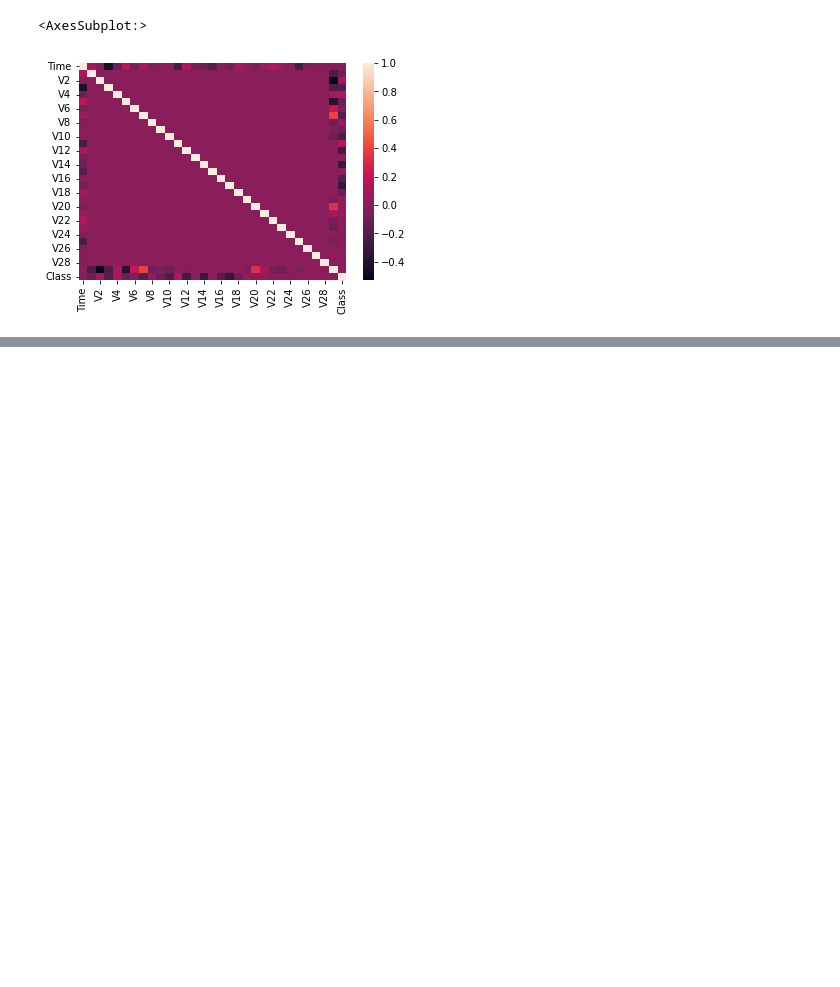
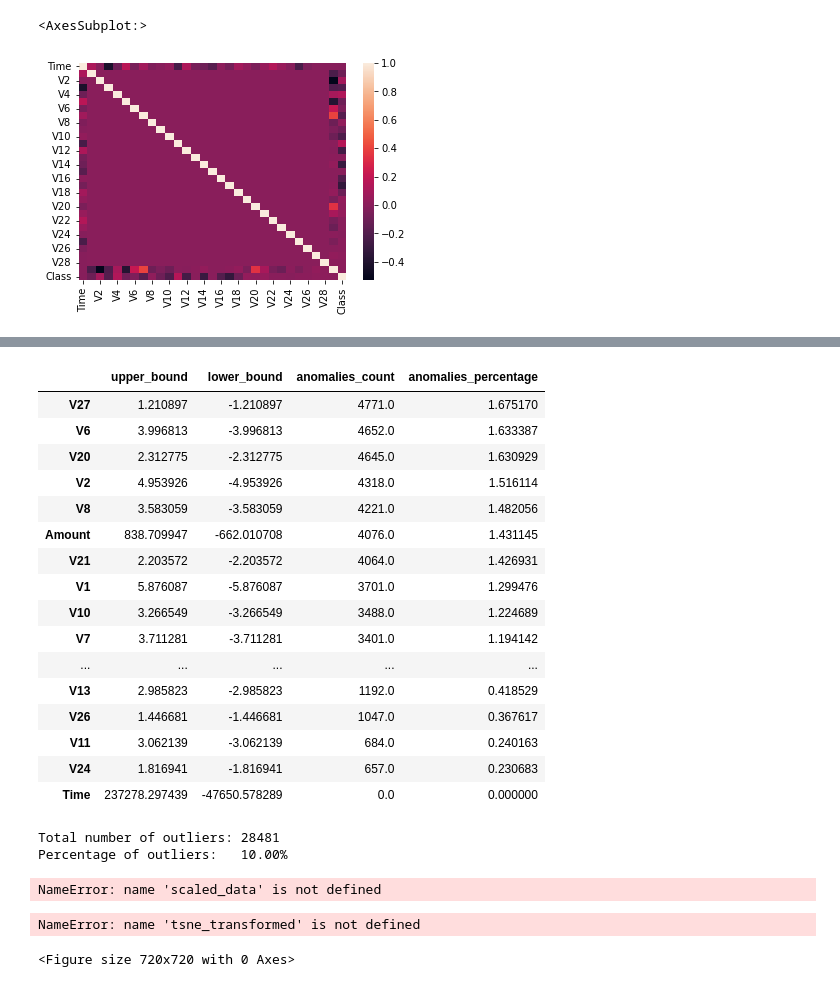
Before and after one commit to grannycola/my_projects, a Jupyter notebook: hw-8/main.ipynb, the cells around one changed output, grey strips where cells are left out. Saved outputs shown, nothing was run; the diff lists cells and outputs as text; code cells hidden in the pictures; blank space fills up the shorter version.

```diff
--- a/hw-8/main.ipynb
+++ b/hw-8/main.ipynb
@@ -28,0 +42,33 @@ sns.scatterplot(dim_reduced_data[:, 0], dim_reduced_data[:, 1], c=labels)
+# %%
+def outlier_std(data, col, threshold=3):
+    mean = data[col].mean()
+    std = data[col].std()
+    up_bound = mean + threshold * std
+    low_bound = mean - threshold * std
+    anomalies = pd.concat([data[col]>up_bound, data[col]<low_bound], axis=1).any(1)
+    return anomalies, up_bound, low_bound
+# %%
+def get_column_outliers(data, columns=None, function=outlier_std, threshold=3):
+    if columns:
+        columns_to_check = columns
+    else:
+        columns_to_check = data.columns
+
+    outliers = pd.Series(data=[False]*len(data), index=data_features.index, name='is_outlier')
+    comparison_table = {}
+    for column in columns_to_check:
+        anomalies, upper_bound, lower_bound = function(data, column, threshold=threshold)
+        comparison_table[column] = [upper_bound, lower_bound, sum(anomalies), 100*sum(anomalies)/len(anomalies)]
+        outliers[anomalies[anomalies].index] = True
+
+    comparison_table = pd.DataFrame(comparison_table).T
+    comparison_table.columns=['upper_bound', 'lower_bound', 'anomalies_count', 'anomalies_percentage']
+    comparison_table = comparison_table.sort_values(by='anomalies_percentage', ascending=False)
+
+    return comparison_table, outliers
+
+def anomalies_report(outliers):
+    print("Total number of outliers: {}\nPercentage of outliers:   {:.2f}%".format(
+            sum(outliers), 100*sum(outliers)/len(outliers)))
+# %%
+data_features = df.iloc[:, :-1]
@@ -28,0 +81,20 @@ sns.scatterplot(dim_reduced_data[:, 0], dim_reduced_data[:, 1], c=labels)
+# %%
+comparison_table
+# %% [output]
+|  | upper_bound | lower_bound | anomalies_count | anomalies_percentage |
+| V27 | 1.210897 | -1.210897 | 4771.0 | 1.675170 |
+| V6 | 3.996813 | -3.996813 | 4652.0 | 1.633387 |
+| V20 | 2.312775 | -2.312775 | 4645.0 | 1.630929 |
+| V2 | 4.953926 | -4.953926 | 4318.0 | 1.516114 |
+| V8 | 3.583059 | -3.583059 | 4221.0 | 1.482056 |
+| Amount | 838.709947 | -662.010708 | 4076.0 | 1.431145 |
+| V21 | 2.203572 | -2.203572 | 4064.0 | 1.426931 |
+| V1 | 5.876087 | -5.876087 | 3701.0 | 1.299476 |
+| V10 | 3.266549 | -3.266549 | 3488.0 | 1.224689 |
+| V7 | 3.711281 | -3.711281 | 3401.0 | 1.194142 |
+| ... | ... | ... | ... | ... |
+| V13 | 2.985823 | -2.985823 | 1192.0 | 0.418529 |
+| V26 | 1.446681 | -1.446681 | 1047.0 | 0.367617 |
+| V11 | 3.062139 | -3.062139 | 684.0 | 0.240163 |
+| V24 | 1.816941 | -1.816941 | 657.0 | 0.230683 |
+| Time | 237278.297439 | -47650.578289 | 0.0 | 0.000000 |
@@ -28,0 +120,23 @@ sns.scatterplot(dim_reduced_data[:, 0], dim_reduced_data[:, 1], c=labels)
+# %%
+euclidian_model = DistanceOutliers(metric='euclidean', percentile=90)
+euclidian_model.fit(df)
+euclidian_outliers = euclidian_model.predict(df)
+anomalies_report(euclidian_outliers)
+# %% [output]
+Total number of outliers: 28481
+Percentage of outliers:   10.00%
+# %%
+from sklearn.manifold import TSNE
+tsne = TSNE(perplexity=50, n_jobs=-1)
+tsne_transformed = tsne.fit_transform(df)
+
+plt.figure(figsize=(10, 10))
+plt.scatter(tsne_transformed[:, 0], tsne_transformed[:, 1]);
+# %% [output]
+NameError: name 'scaled_data' is not defined
+# %%
+plt.figure(figsize=(10, 10))
+plt.scatter(tsne_transformed[:, 0], tsne_transformed[:, 1], c=euclidian_outliers);
+# %% [output]
+NameError: name 'tsne_transformed' is not defined
+<Figure size 720x720 with 0 Axes>
```
Also changed, not shown: parts of 5 cells of this notebook.
